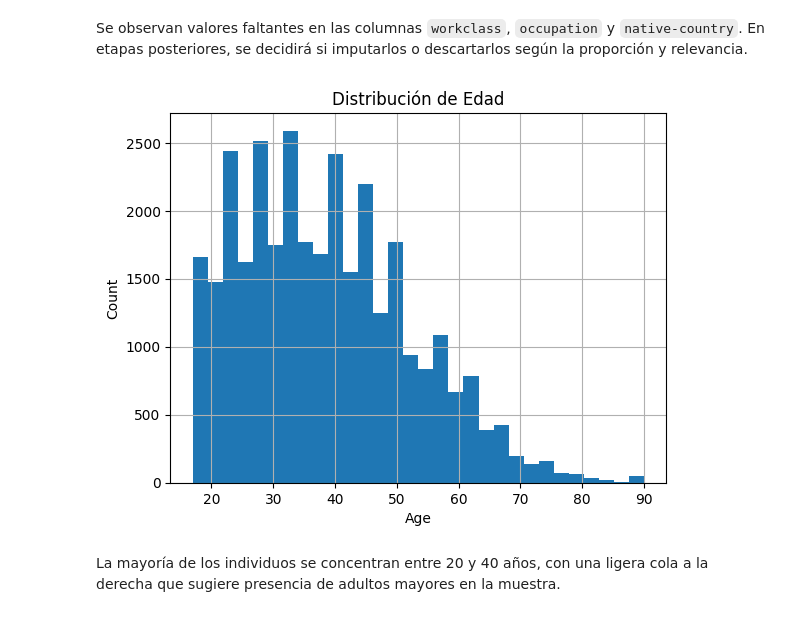
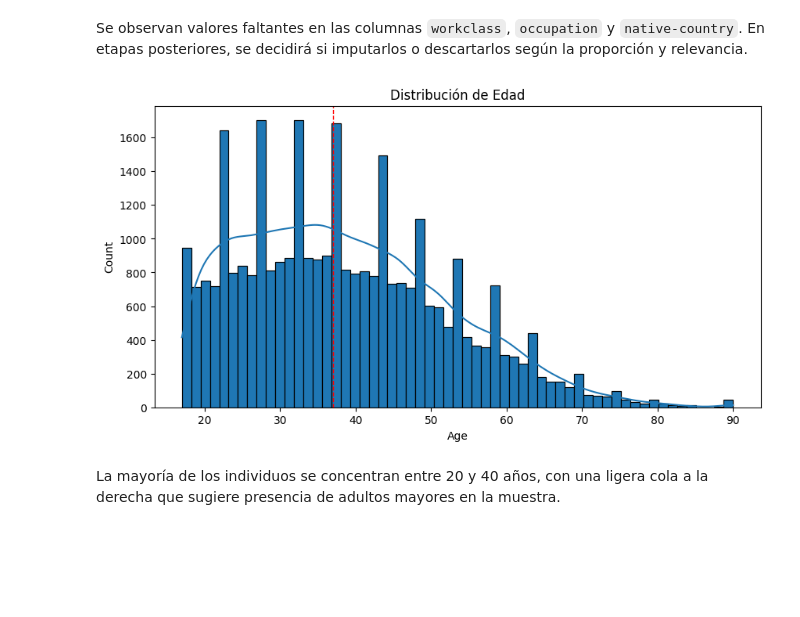
Before and after one commit to LeoAmerio/DS-Coder-Project, a Jupyter notebook: ProyectoDSAmerio.ipynb, the cells around one changed output. Drawn from its saved outputs; the diff is of its cells as text; code cells hidden in the pictures; blank space fills up the shorter version.

```diff
--- a/ProyectoDSAmerio.ipynb
+++ b/ProyectoDSAmerio.ipynb
@@ -84,8 +106,10 @@ df = pd.read_csv(
     train_path,
     names=columnas,
     na_values='?',
-    skipinitialspace=True
-)
+    skipinitialspace=True,
+    #engine='pyarrow',
+    #dtype_backend='pyarrow'
+) # Cambie el engine a 'pyarrow' para evitar errores de memoria, trabajar tipos de datos complejor y mejorar la velocidad de carga
 
 # Vista previa
 print(df.shape)
@@ -130,13 +154,17 @@ dtype: float64
 Se observan valores faltantes en las columnas `workclass`, `occupation` y `native-country`. En etapas posteriores, se decidirá si imputarlos o descartarlos según la proporción y relevancia.
 # %%
 # Gráfico univariado: distribución de la edad y del ingreso
-plt.figure()
-df['age'].hist(bins=30)
+# plt.figure()
+# df['age'].hist(bins=30)
+median_age = df['age'].median()
+plt.figure(figsize=(10,5))
+sns.histplot(df['age'], kde=True, edgecolor="black", color="#1f77b4", alpha=1)
+plt.axvline(median_age, color='red', linestyle='dashed', linewidth=1, label=f'Mediana: {median_age:.2f}')
 plt.xlabel('Age')
 plt.ylabel('Count')
 plt.title('Distribución de Edad')
 plt.show()
 # %% [output]
-[figure, old version]
+[figure, new version]
 # %% [markdown]
 La mayoría de los individuos se concentran entre 20 y 40 años, con una ligera cola a la derecha que sugiere presencia de adultos mayores en la muestra.
```
Also changed, not shown: parts of 35 cells of this notebook, 1 other file.
